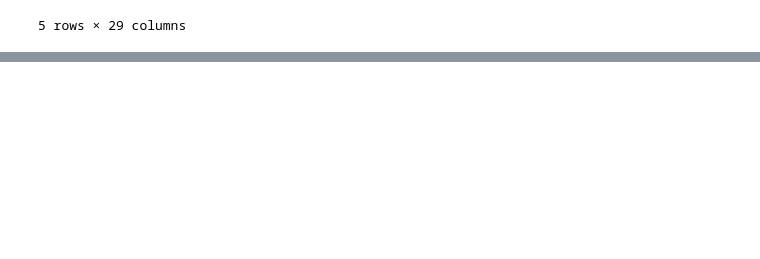
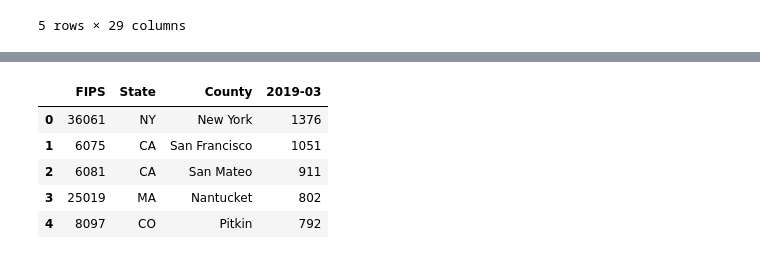
Before and after one commit to cinhui/ETL_county, a Jupyter notebook: ETL_food_environment_property.ipynb, the cells around one changed output, grey strips where cells are left out. Cells and saved outputs as stored; diff of their text form; code cells hidden in the pictures; blank space fills up the shorter version.

```diff
--- a/ETL_food_environment_property.ipynb
+++ b/ETL_food_environment_property.ipynb
@@ -294,0 +445,15 @@ pd.read_sql_query('SELECT z.FIPS, s.MEDHHINC, s.POVRATE, z.`2019-03`\
+# %%
+# Example query
+# Return the top five counties with the largest median house value per sqft in 2019-03
+pd.read_sql_query('SELECT f.FIPS, f.State, f.County, z.`2019-03`\
+                    FROM fips_codes f \
+                    JOIN zillow_median z \
+                    ON f.FIPS = z.FIPS \
+                    ORDER BY z.`2019-03` DESC LIMIT 5', con=engine)
+# %% [output]
+|  | FIPS | State | County | 2019-03 |
+| 0 | 36061 | NY | New York | 1376 |
+| 1 | 6075 | CA | San Francisco | 1051 |
+| 2 | 6081 | CA | San Mateo | 911 |
+| 3 | 25019 | MA | Nantucket | 802 |
+| 4 | 8097 | CO | Pitkin | 792 |
```
Also changed, not shown: parts of 23 cells of this notebook.
